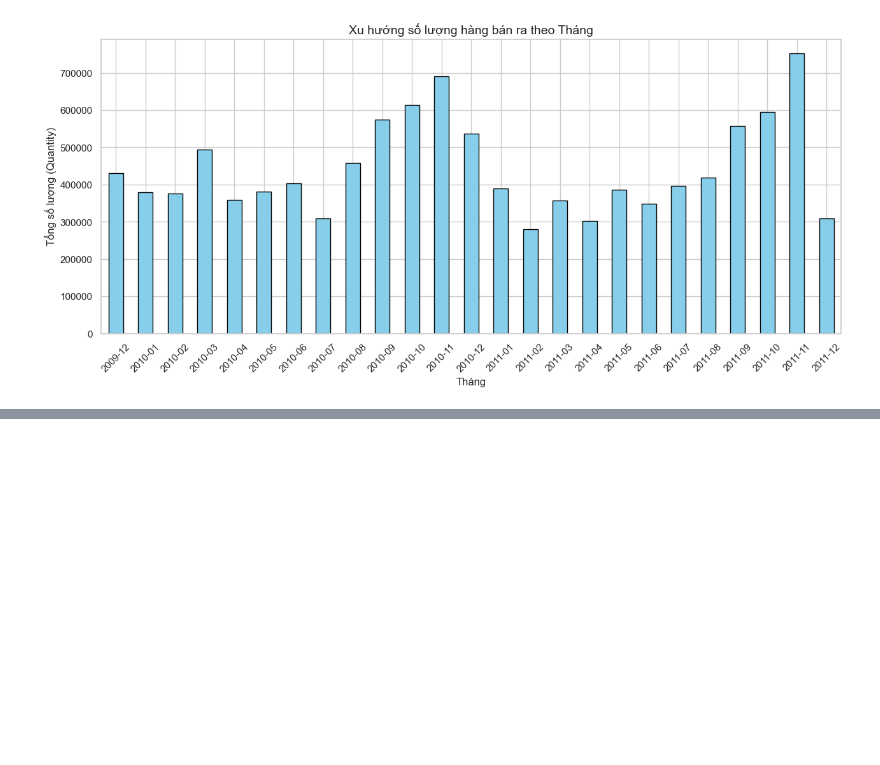
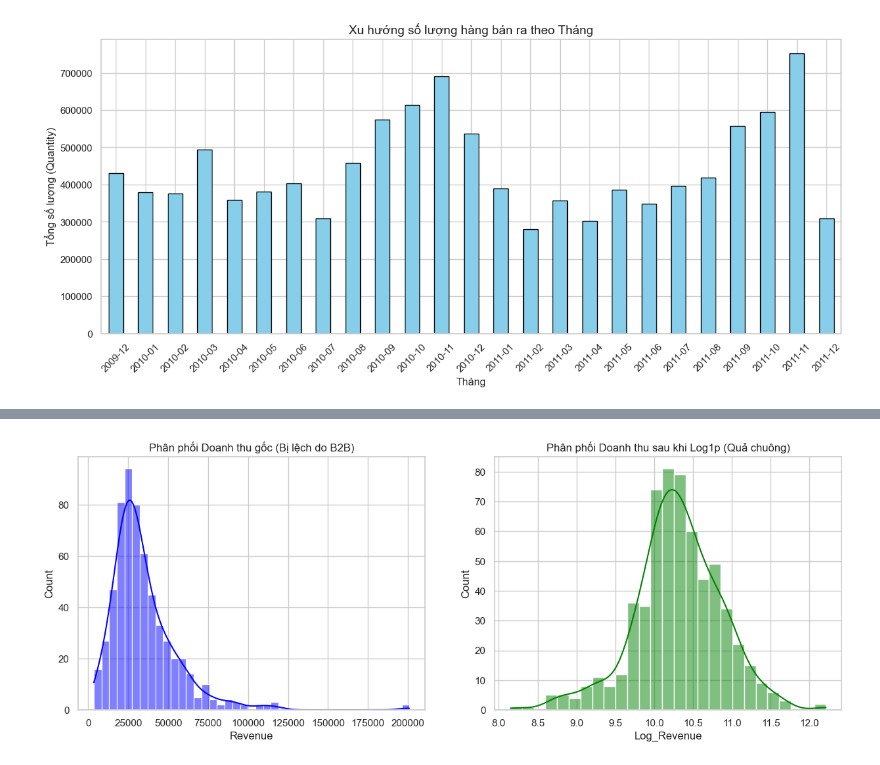
Before and after one commit to V-duc/DS66B_group_10, a Jupyter notebook: test.ipynb, the cells around one changed output, grey strips where cells are left out. Saved outputs shown, nothing was run; the diff lists cells and outputs as text; code cells hidden in the pictures; blank space fills up the shorter version.

```diff
--- a/test.ipynb
+++ b/test.ipynb
@@ -170,0 +163,19 @@ plt.show()
+# %%
+df['Customer ID'].fillna('Guest', inplace=True)
+df['Description'].fillna('Unknown', inplace=True)
+
+df_clean = df[(~df['Is_Cancelled']) & (df['Quantity'] > 0) & (df['Price'] > 0)].copy()
+df_clean['Revenue'] = df_clean['Quantity'] * df_clean['Price']
+df_clean['Date'] = pd.to_datetime(df_clean['InvoiceDate'].dt.date)
+
+daily_sales = df_clean.groupby('Date')['Revenue'].sum().reset_index()
+daily_sales['Log_Revenue'] = np.log1p(daily_sales['Revenue'])
+
+fig, axes = plt.subplots(1, 2, figsize=(15, 5))
+sns.histplot(daily_sales['Revenue'], kde=True, ax=axes[0], color='blue').set_title('Phân phối Doanh thu gốc (Bị lệch do B2B)')
+sns.histplot(daily_sales['Log_Revenue'], kde=True, ax=axes[1], color='green').set_title('Phân phối Doanh thu sau khi Log1p (Quả chuông)')
+plt.show()
+
+daily_sales.set_index('Date', inplace=True)
+# %% [output]
+[figure, added]
```
Also changed, not shown: parts of 17 cells of this notebook.
